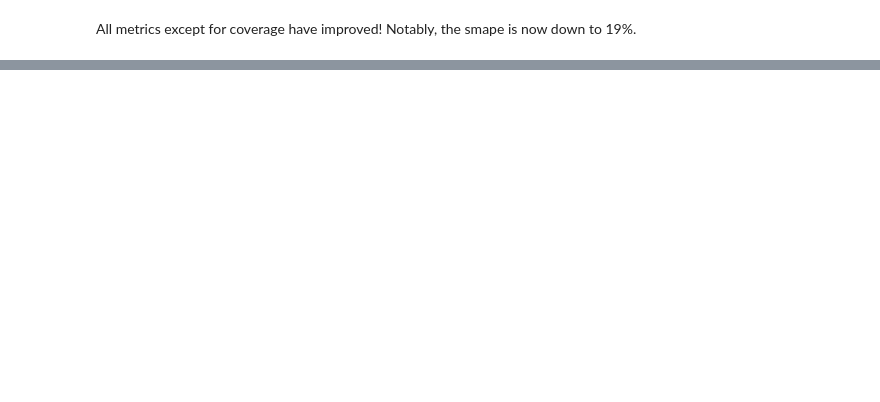
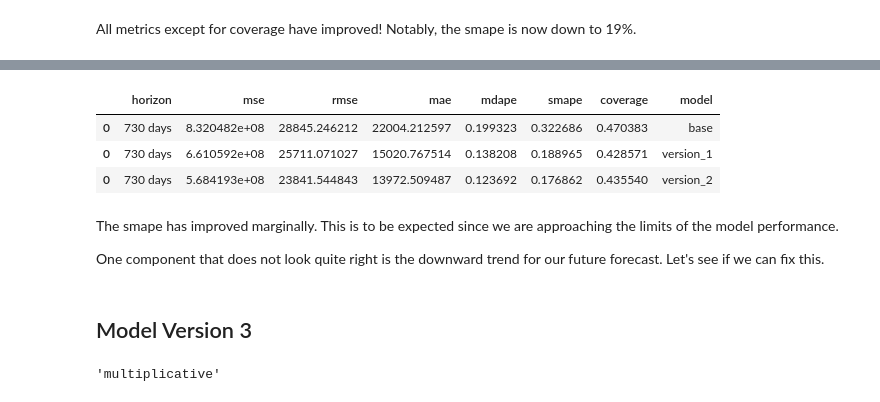
Before and after one commit to rgbuckley/utah_nps_visitation, a Jupyter notebook: Prophet.ipynb, the cells around one changed output, grey strips where cells are left out. Cells and saved outputs as stored; diff of their text form; code cells hidden in the pictures; blank space fills up the shorter version.

Commit message:
version 2

```diff
--- a/Prophet.ipynb
+++ b/Prophet.ipynb
@@ -581,0 +674,3 @@ All metrics except for coverage have improved! Notably, the smape is now down to
+# %%
+#extract the hyperparameters that produced the best smape
+best_params = all_params[np.argmin(smapes)]
@@ -581,0 +679,12 @@ All metrics except for coverage have improved! Notably, the smape is now down to
+# %%
+model_2 = Prophet(
+    changepoint_range=0.87, #keep parameters from version 1
+    seasonality_mode='multiplicative',
+    **best_params #use best params from tuning
+    )
+
+model_2.fit(df_arches) #fit onto the historical data
+
+periods = 33 #forecast 33 months into the future (through 2026)
+future = model_2.make_future_dataframe(periods=periods, freq = 'MS') #make a monthly future dataset
+forecast = model_2.predict(future) #predict over future dates
@@ -581,0 +710,8 @@ All metrics except for coverage have improved! Notably, the smape is now down to
+# %%
+#perform cross_validation
+df_cv = cross_validation(model_2,
+                         initial=f'{initial_years*365} days',
+                         period=f'{period_years*365+30} days', #shift by a month so the cutoffs are not all at same time of year
+                         horizon =f'{horizon_years*365} days',
+                         disable_tqdm=True #disable print outs
+                         )
@@ -581,0 +736,26 @@ All metrics except for coverage have improved! Notably, the smape is now down to
+# %%
+#get model v1 performance
+
+window = 1#set window to average over whole window
+v2_performance = performance_metrics(df_cv, rolling_window=window)
+v2_performance['model'] = 'version_2'
+
+#add row for base model
+df_compare = pd.concat([df_compare, v2_performance])
+# %%
+df_compare
+# %% [output]
+|  | horizon | mse | rmse | mae | mdape | smape | coverage | model |
+| 0 | 730 days | 8.320482e+08 | 28845.246212 | 22004.212597 | 0.199323 | 0.322686 | 0.470383 | base |
+| 0 | 730 days | 6.610592e+08 | 25711.071027 | 15020.767514 | 0.138208 | 0.188965 | 0.428571 | version_1 |
+| 0 | 730 days | 5.684193e+08 | 23841.544843 | 13972.509487 | 0.123692 | 0.176862 | 0.435540 | version_2 |
+# %% [markdown]
+The smape has improved marginally. This is to be expected since we are approaching the limits of the model performance.
+
+One component that does not look quite right is the downward trend for our future forecast. Let's see if we can fix this.
+# %% [markdown]
+## Model Version 3
+# %%
+model_2.seasonality_mode
+# %% [output]
+'multiplicative'
```
Also changed, not shown: parts of 25 cells of this notebook.
